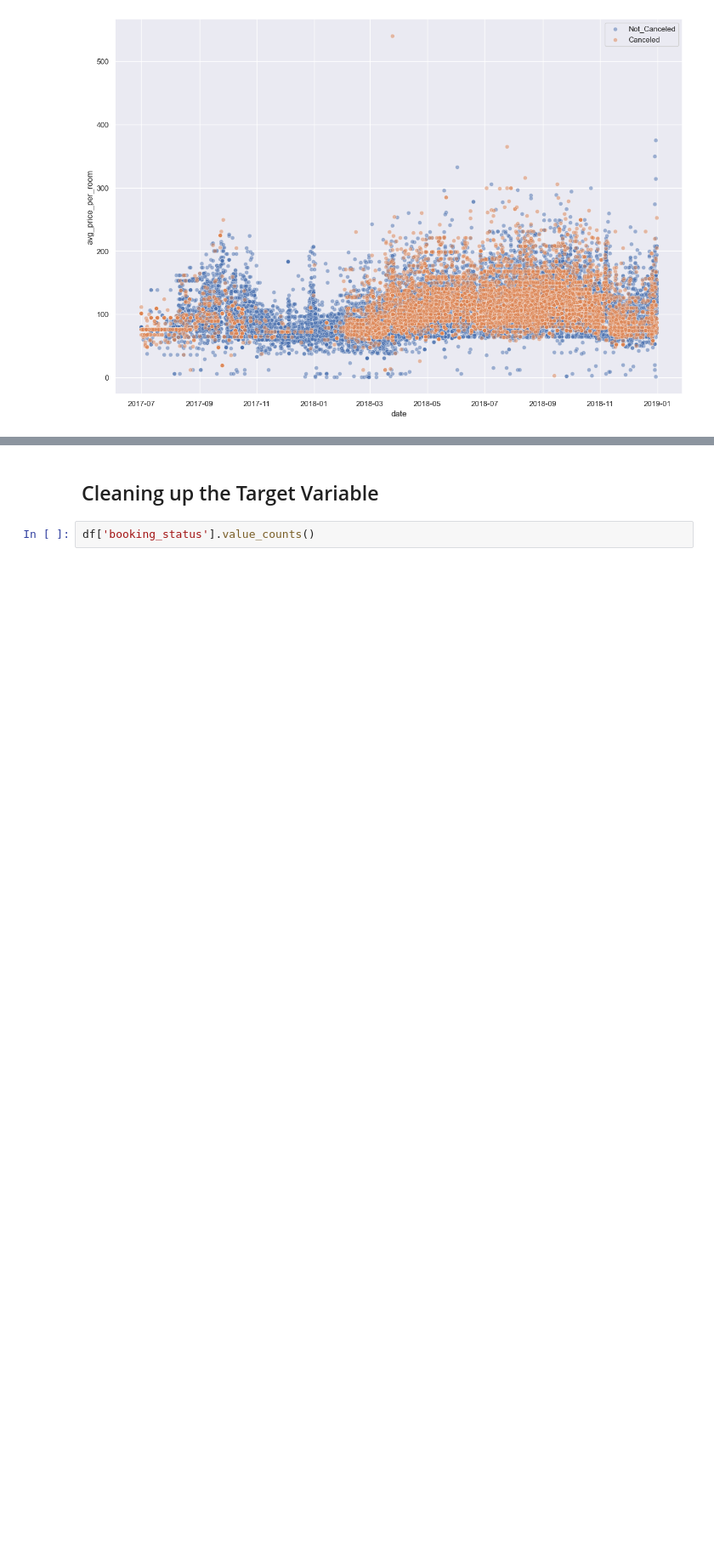
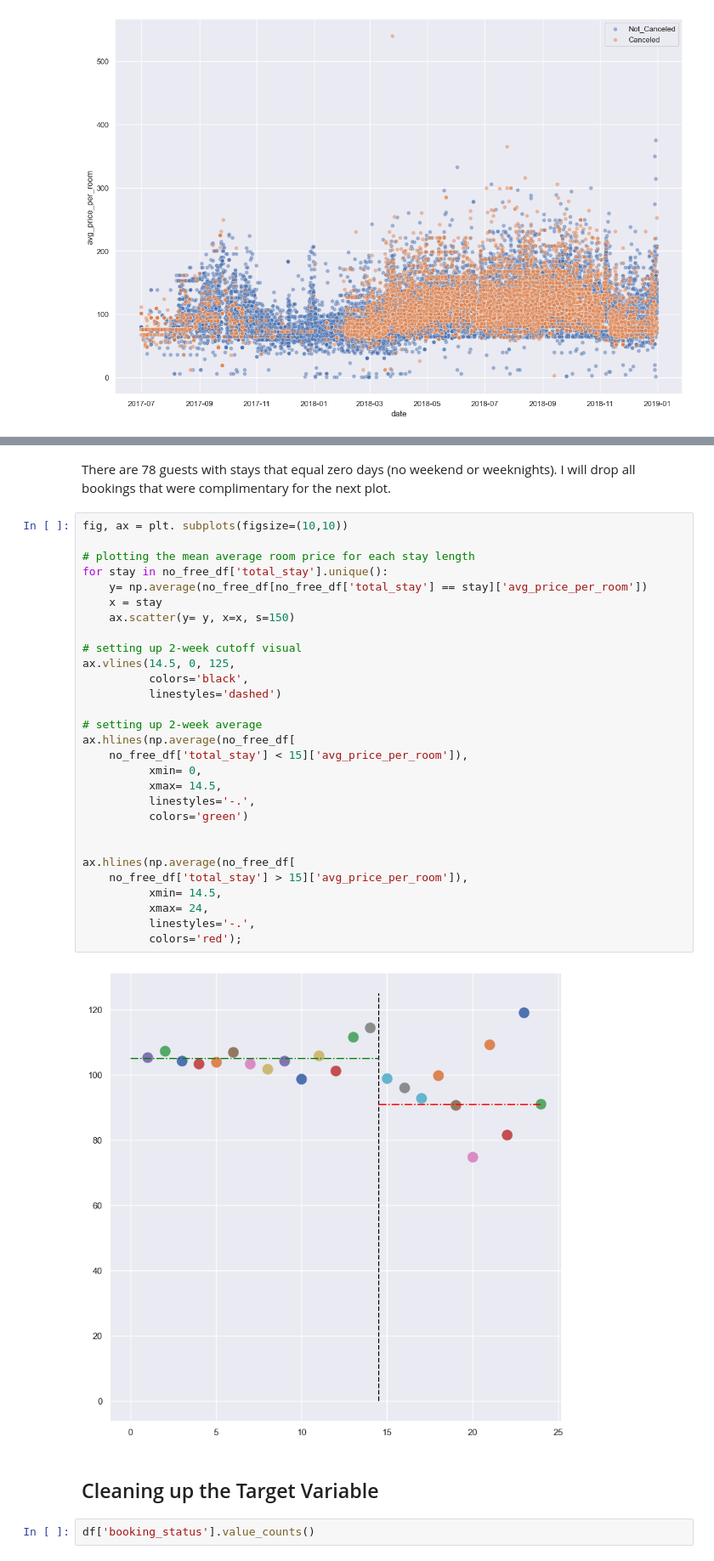
Before and after one commit to mduncan23/Hotel_Cancellation_Predictor, a Jupyter notebook: Hotel_Cancellation_Notebook-Keras.ipynb, the cells around one changed output, grey strips where cells are left out. Shown at 85% size. Drawn from its saved outputs; the diff is of its cells as text; blank space fills up the shorter version.

```diff
--- a/Hotel_Cancellation_Notebook-Keras.ipynb
+++ b/Hotel_Cancellation_Notebook-Keras.ipynb
@@ -674,3 +706,36 @@ ax.legend();
+# %% [markdown]
+There are 78 guests with stays that equal zero days (no weekend or weeknights). I will drop all bookings that were complimentary for the next plot.
+# %%
+fig, ax = plt. subplots(figsize=(10,10))
+
+# plotting the mean average room price for each stay length
+for stay in no_free_df['total_stay'].unique():
+    y= np.average(no_free_df[no_free_df['total_stay'] == stay]['avg_price_per_room'])
+    x = stay
+    ax.scatter(y= y, x=x, s=150)
+
+# setting up 2-week cutoff visual
+ax.vlines(14.5, 0, 125,
+          colors='black',
+          linestyles='dashed')
+
+# setting up 2-week average
+ax.hlines(np.average(no_free_df[
+    no_free_df['total_stay'] < 15]['avg_price_per_room']),
+          xmin= 0,
+          xmax= 14.5,
+          linestyles='-.',
+          colors='green')
+
+
+ax.hlines(np.average(no_free_df[
+    no_free_df['total_stay'] > 15]['avg_price_per_room']),
+          xmin= 14.5,
+          xmax= 24,
+          linestyles='-.',
+          colors='red');
+# %% [output]
+[figure, added]
 # %% [markdown]
 ## Cleaning up the Target Variable
 # %%
```
Also changed, not shown: parts of 5 cells of this notebook.
